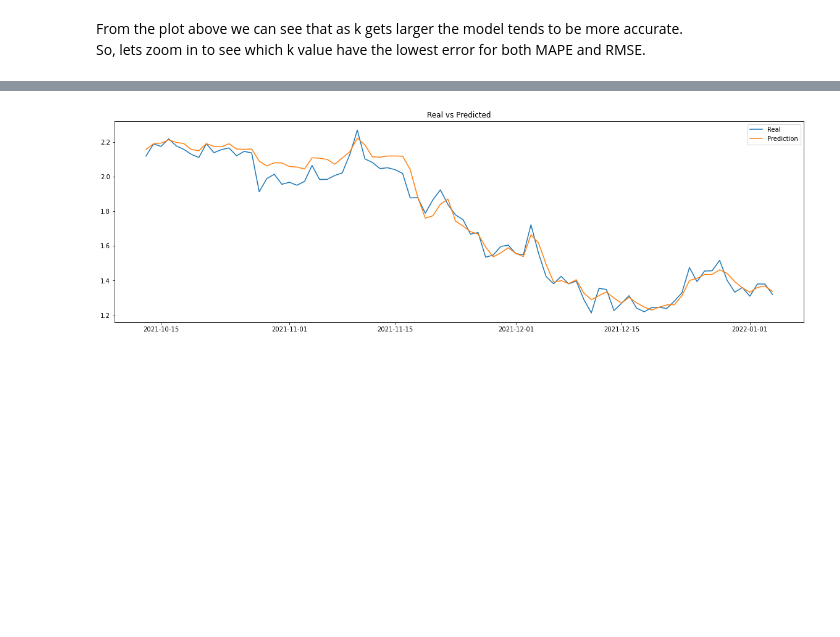
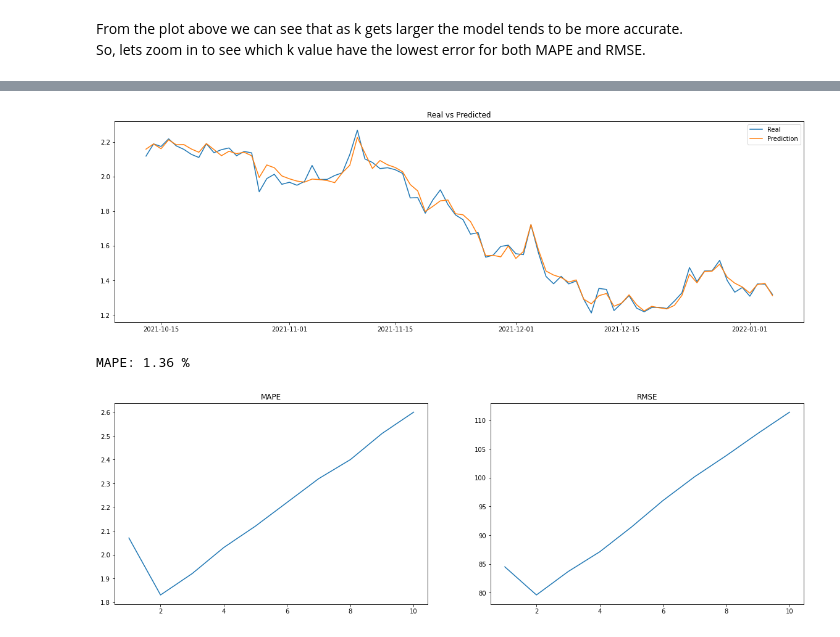
Before and after one commit to nabebako/Crypto-Price-Prediction-Model, a Jupyter notebook: knn-regression.ipynb, the cells around one changed output, grey strips where cells are left out. Cells and saved outputs as stored; diff of their text form; code cells hidden in the pictures; blank space fills up the shorter version.

```diff
--- a/knn-regression.ipynb
+++ b/knn-regression.ipynb
@@ -131,9 +142,26 @@ pred = knn(df_ada[:ma.floor(df_ada.shape[0] * 0.7)], df_ada[ma.floor(df_ada.shap
 # %%
 plt.figure(figsize=(20,6))
 plt.title('Real vs Predicted')
-plt.plot(pred['price'], label = 'Real')
-plt.plot(pred['prediction'], label = 'Prediction')
+plt.plot(pred_ada['real'], label = 'Real')
+plt.plot(pred_ada['pred'], label = 'Prediction')
 plt.legend(loc = 'best')
 plt.show()
 # %% [output]
-[figure, old version]
+[figure, new version]
+# %%
+print('MAPE:', np.round(np.mean(abs(1 - (pred_ada['pred'] / pred_ada['real']))) * 100, 2), '%')
+# %% [output]
+MAPE: 1.36 %
+# %%
+df_eth = transform_df(get_csv('./data/ethereum.csv'))
+# %%
+ks_eth = test_for_k(df_eth, 10)
+# %%
+fig, axes = plt.subplots(1, 2, figsize = (20,6))
+axes[0].plot(ks_eth['mape'])
+axes[0].set_title('MAPE')
+axes[1].plot(ks_eth['rmse'])
+axes[1].set_title('RMSE')
+plt.show()
+# %% [output]
+[figure, added]
```
Also changed, not shown: parts of 10 cells of this notebook.
